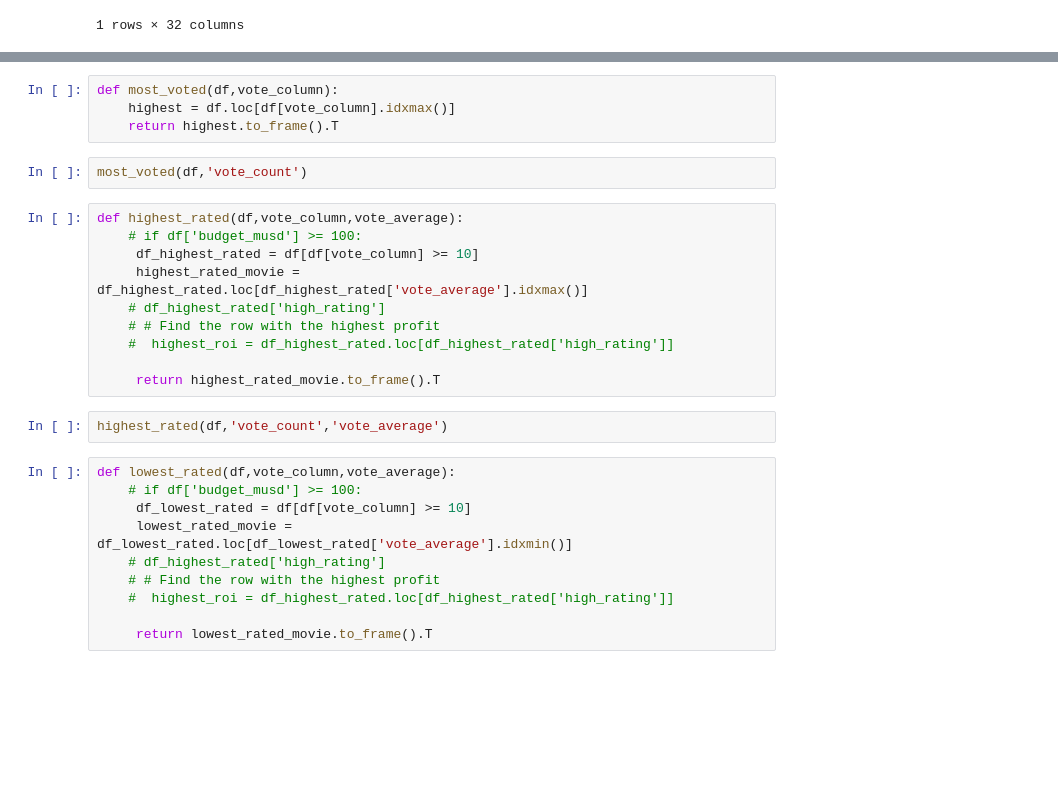
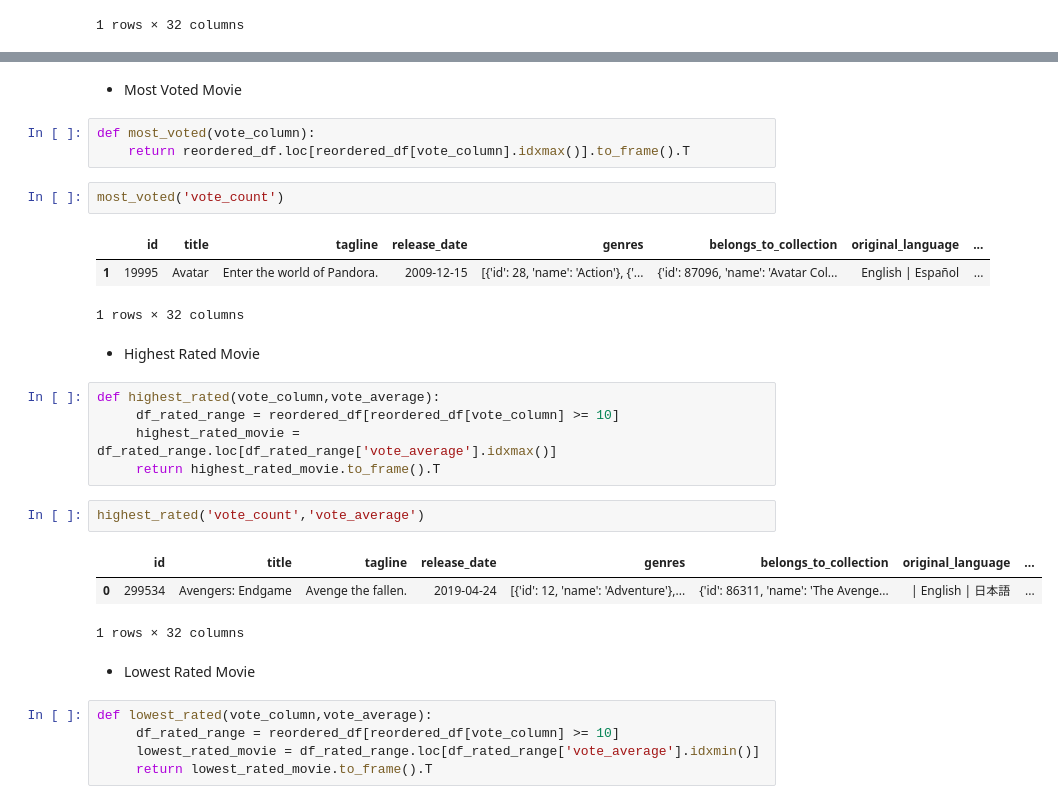
Before and after one commit to kgyauAmtch/Amtch_Personal_Projects, a Jupyter notebook: Project1/notebooks/data_cleaning.ipynb, the cells around one changed output, grey strips where cells are left out. Cells and saved outputs as stored; diff of their text form; blank space fills up the shorter version.

```diff
--- a/Project1/notebooks/data_cleaning.ipynb
+++ b/Project1/notebooks/data_cleaning.ipynb
@@ -760,29 +775,32 @@ lowest_roi(df,'revenue_musd','budget_musd')
+# %% [markdown]
+- Most Voted Movie
 # %%
-def most_voted(df,vote_column):
-    highest = df.loc[df[vote_column].idxmax()]
-    return highest.to_frame().T
+def most_voted(vote_column):
+    return reordered_df.loc[reordered_df[vote_column].idxmax()].to_frame().T
 # %%
-most_voted(df,'vote_count')
+most_voted('vote_count')
+# %% [output]
+|  | id | title | tagline | release_date | genres | belongs_to_collection | original_language | ... |
+| 1 | 19995 | Avatar | Enter the world of Pandora. | 2009-12-15 | [{'id': 28, 'name': 'Action'}, {'... | {'id': 87096, 'name': 'Avatar Col... | English | Español | ... |
+1 rows × 32 columns
+# %% [markdown]
+- Highest Rated Movie
 # %%
-def highest_rated(df,vote_column,vote_average):
-    # if df['budget_musd'] >= 100:
-     df_highest_rated = df[df[vote_column] >= 10]
-     highest_rated_movie = df_highest_rated.loc[df_highest_rated['vote_average'].idxmax()]
-    # df_highest_rated['high_rating']
-    # # Find the row with the highest profit
-    #  highest_roi = df_highest_rated.loc[df_highest_rated['high_rating']]
-
+def highest_rated(vote_column,vote_average):
+     df_rated_range = reordered_df[reordered_df[vote_column] >= 10]
+     highest_rated_movie = df_rated_range.loc[df_rated_range['vote_average'].idxmax()]
      return highest_rated_movie.to_frame().T
 # %%
-highest_rated(df,'vote_count','vote_average')
+highest_rated('vote_count','vote_average')
+# %% [output]
+|  | id | title | tagline | release_date | genres | belongs_to_collection | original_language | ... |
+| 0 | 299534 | Avengers: Endgame | Avenge the fallen. | 2019-04-24 | [{'id': 12, 'name': 'Adventure'},... | {'id': 86311, 'name': 'The Avenge... | | English | 日本語 | ... |
+1 rows × 32 columns
+# %% [markdown]
+- Lowest Rated Movie
 # %%
-def lowest_rated(df,vote_column,vote_average):
-    # if df['budget_musd'] >= 100:
-     df_lowest_rated = df[df[vote_column] >= 10]
-     lowest_rated_movie = df_lowest_rated.loc[df_lowest_rated['vote_average'].idxmin()]
-    # df_highest_rated['high_rating']
-    # # Find the row with the highest profit
-    #  highest_roi = df_highest_rated.loc[df_highest_rated['high_rating']]
-
+def lowest_rated(vote_column,vote_average):
+     df_rated_range = reordered_df[reordered_df[vote_column] >= 10]
+     lowest_rated_movie = df_rated_range.loc[df_rated_range['vote_average'].idxmin()]
      return lowest_rated_movie.to_frame().T
 # %%
```
Also changed, not shown: parts of 15 cells of this notebook.
